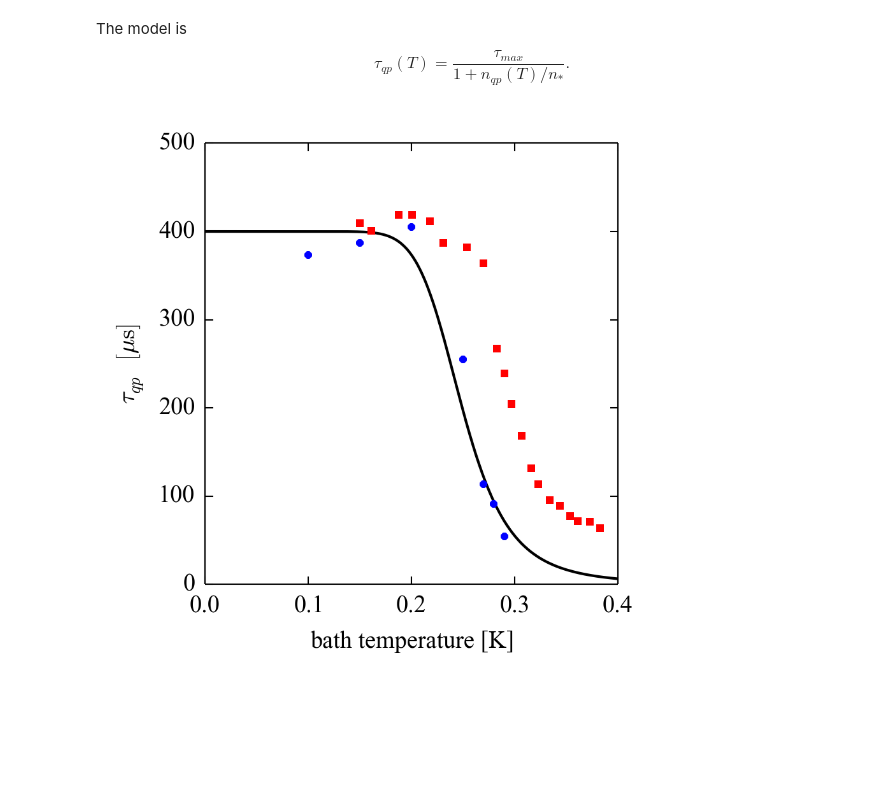
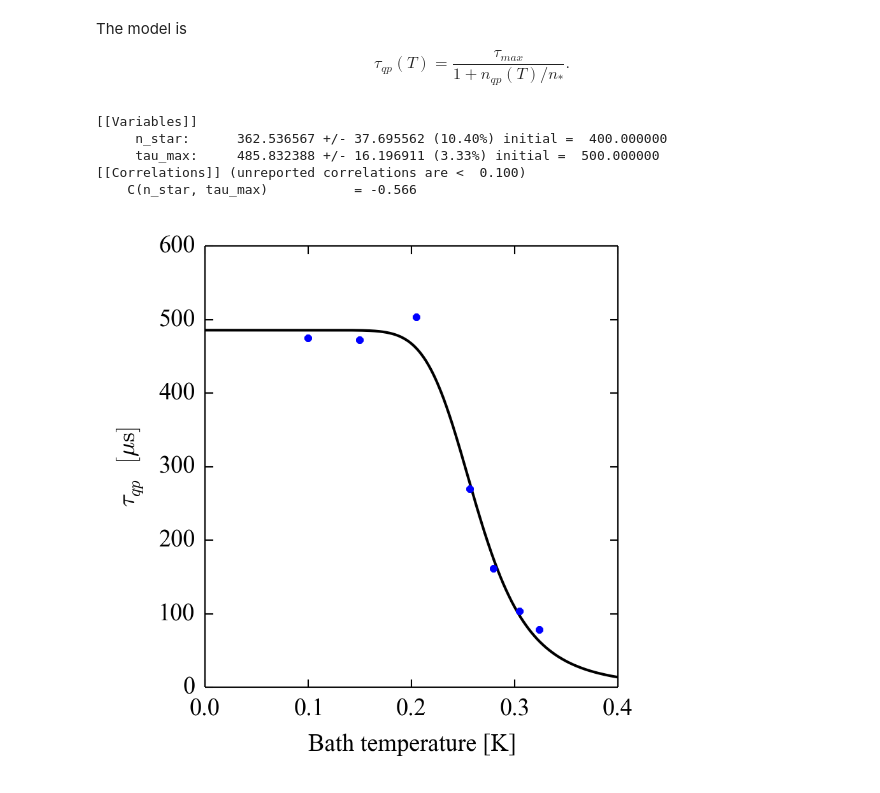
Before and after one commit to danielflanigan/ColumbiaCMB-notebooks, a Jupyter notebook: mkid/McCarrick_2014/tau_qp_vs_bath_temperature.ipynb, the cells around one changed output. Drawn from its saved outputs; the diff is of its cells as text; code cells hidden in the pictures; blank space fills up the shorter version.

Commit message:
Notebook and files for bath temperature plot

```diff
--- a/mkid/McCarrick_2014/tau_qp_vs_bath_temperature.ipynb
+++ b/mkid/McCarrick_2014/tau_qp_vs_bath_temperature.ipynb
@@ -10,0 +16,6 @@ tau_9 = np.array([820,850,890,560,250,200,120]) / np.log(9)
+# %%
+tau_9_good = np.load('nine-element_pulse_good.npy')
+tau_9_good[6] = False # This point has neighbors at 10 mK on either side and doesn't add much.
+T_9 = np.load('nine-element_pulse_T.npy')[tau_9_good]
+tau_9 = np.load('nine-element_pulse_tau.npy')[tau_9_good]
+tau_9_error = np.load('nine-element_pulse_tau_error.npy')[tau_9_good]
@@ -55,10 +64,30 @@ The model is
   =
   \frac{\tau_{max}}{1 + n_{qp}(T) / n_*}.
 \end{equation*}
-# %%
-def model(n_star, tau_max, T):
-    n_qp = thermal_quasiparticle_density(T)
-    tau_qp = tau_max / (1 + n_qp / n_star)
-    return tau_qp
+# %%
+def model(params, T):
+    tau_max = params['tau_max'].value
+    n_star = params['n_star'].value
+    n_qp = thermal_quasiparticle_density(T)
+    tau_qp = tau_max / (1 + n_qp / n_star)
+    return tau_qp
+
+def residual(params, T, data, errors=1):
+    return (model(params, T) - data) / errors
+
+def initial(tau_max=500, n_star=400):
+    p = lmfit.Parameters()
+    p.add('tau_max', value=tau_max, min=0)
+    p.add('n_star', value=n_star, min=0)
+    return p
+# %%
+fit = lmfit.minimize(residual, initial(), args=[T_9, tau_9, tau_9_error])
+lmfit.report_fit(fit.params)
+# %% [output]
+[[Variables]]
+     n_star:      362.536567 +/- 37.695562 (10.40%) initial =  400.000000
+     tau_max:     485.832388 +/- 16.196911 (3.33%) initial =  500.000000
+[[Correlations]] (unreported correlations are <  0.100)
+    C(n_star, tau_max)           = -0.566
 # %%
 TT = np.linspace(0.001, 0.4, 1e3)
@@ -101,18 +128,20 @@ plt.rc('figure', **figure)
 plt.rc('savefig', **savefig)
 # %%
 fig, ax = plt.subplots()
-ax.plot(TT, model(n_star, tau_max, TT), linestyle='-', color='black', linewidth=1)
-ax.plot(T_9, tau_9, linestyle='None', color='blue', markeredgecolor='None', marker='o', label='dark')
-ax.plot(T_20, tau_20, linestyle='None', color='red', markeredgecolor='None', marker='s', label='light')
-#ax.legend(loc='upper right')
+ax.plot(TT, model(fit.params, TT), linestyle='-', color='black', linewidth=1)
+#ax.plot(light_pulse_T_stage[light_pulse_use_fast], light_pulse_fast_tau[light_pulse_use_fast], linestyle='None', color='red', markeredgecolor='None', marker='s',
+#        label='20-element array')
+#ax.plot(light_pulse_T_stage[light_pulse_use_slow], light_pulse_slow_tau[light_pulse_use_slow], linestyle='None', color='red', markeredgecolor='None', marker='s')
+ax.plot(T_9, tau_9, linestyle='None', color='blue', markeredgecolor='None', marker='o')
 xticks = np.linspace(0, 0.4, 5)
 ax.set_xlim(xticks[0], xticks[-1])
 ax.set_xticks(xticks)
-ax.set_ylim(0, 500)
-ax.set_xlabel('bath temperature [K]')
+ax.set_ylim(0, 600)
+ax.set_xlabel('Bath temperature [K]')
 ax.set_ylabel(r'$\tau_{qp} \; [\mu \mathrm{s}]$')
+#ax.legend(loc='lower left')
 fig.savefig('tau_qp_vs_bath_temperature.pdf')
 display.clear_output()
 display.display(fig)
 # %% [output]
-[figure, old version]
+[figure, new version]
```
Also changed, not shown: parts of 11 cells of this notebook, 4 other files.
